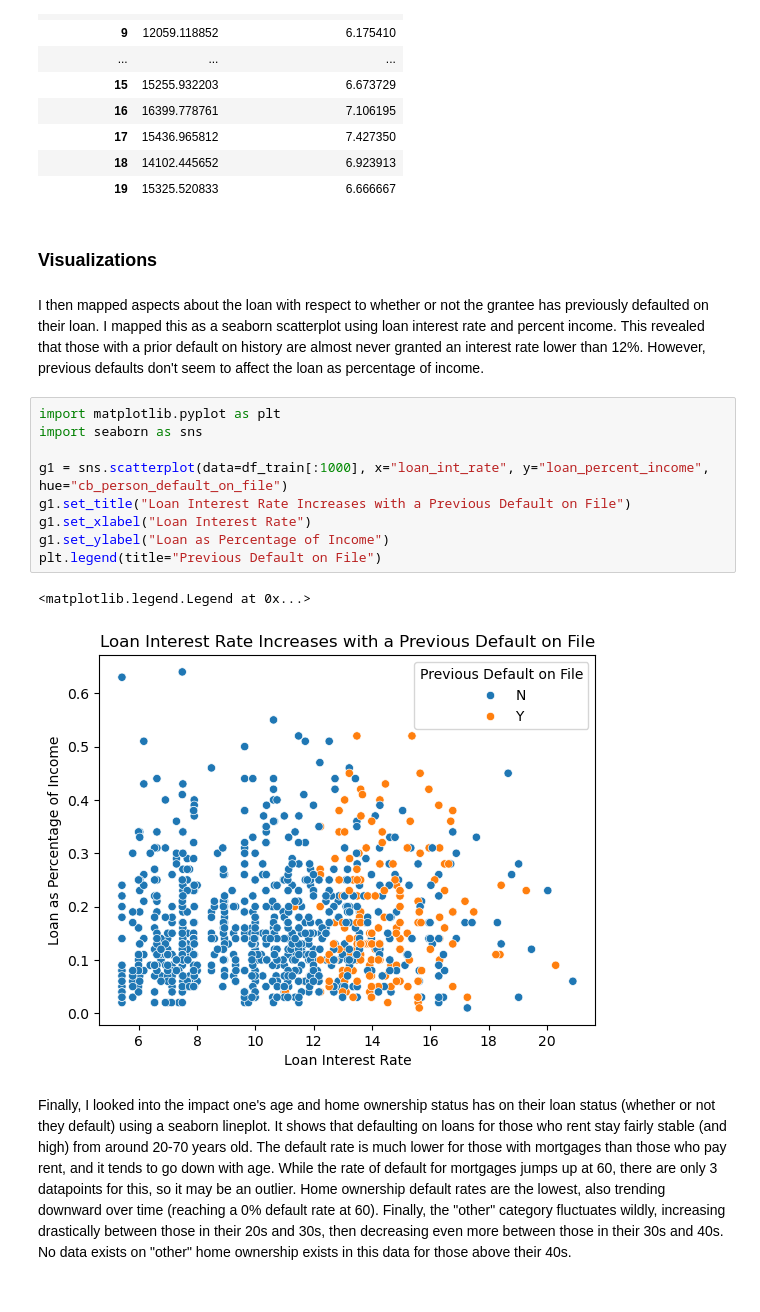
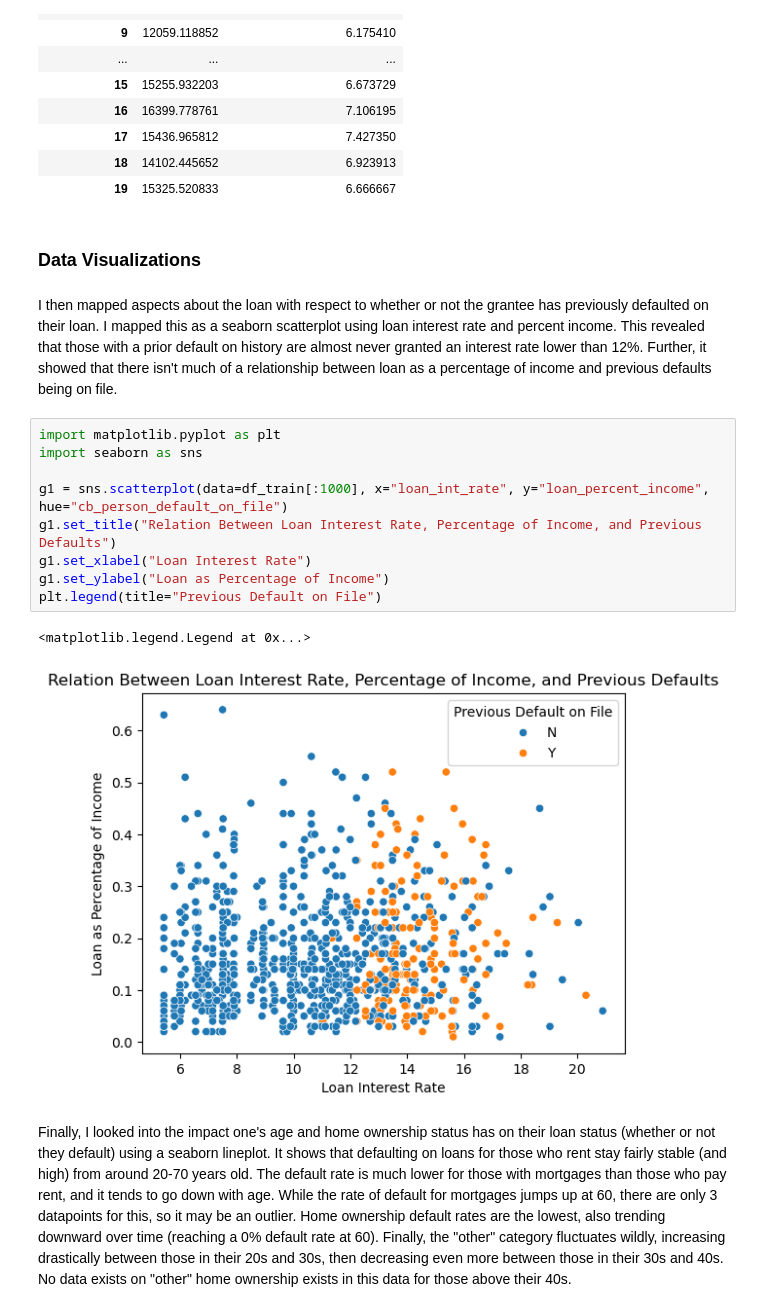
Before and after one commit to jblake05/ml-0451, a Jupyter notebook: posts/optimal-decision-making/optimal.ipynb, the cells around one changed output. Cells and saved outputs as stored; diff of their text form.

```diff
--- a/posts/optimal-decision-making/optimal.ipynb
+++ b/posts/optimal-decision-making/optimal.ipynb
@@ -62,21 +60,21 @@ df_train.groupby(["income_group"])[["loan_amnt", "cb_person_cred_hist_length"]].
 | 18 | 14102.445652 | 6.923913 |
 | 19 | 15325.520833 | 6.666667 |
 # %% [markdown]
-### Visualizations
+### Data Visualizations
 # %% [markdown]
-I then mapped aspects about the loan with respect to whether or not the grantee has previously defaulted on their loan. I mapped this as a seaborn scatterplot using loan interest rate and percent income. This revealed that those with a prior default on history are almost never granted an interest rate lower than 12%. However, previous defaults don't seem to affect the loan as percentage of income.
+I then mapped aspects about the loan with respect to whether or not the grantee has previously defaulted on their loan. I mapped this as a seaborn scatterplot using loan interest rate and percent income. This revealed that those with a prior default on history are almost never granted an interest rate lower than 12%. Further, it showed that there isn't much of a relationship between loan as a percentage of income and previous defaults being on file.
 # %%
 import matplotlib.pyplot as plt
 import seaborn as sns
 
 g1 = sns.scatterplot(data=df_train[:1000], x="loan_int_rate", y="loan_percent_income", hue="cb_person_default_on_file")
-g1.set_title("Loan Interest Rate Increases with a Previous Default on File")
+g1.set_title("Relation Between Loan Interest Rate, Percentage of Income, and Previous Defaults")
 g1.set_xlabel("Loan Interest Rate")
 g1.set_ylabel("Loan as Percentage of Income")
 plt.legend(title="Previous Default on File")
 # %% [output]
 <matplotlib.legend.Legend at 0x...>
-[figure, old version]
+[figure, new version]
 # %% [markdown]
 Finally, I looked into the impact one's age and home ownership status has on their loan status (whether or not they default) using a seaborn lineplot. It shows that defaulting on loans for those who rent stay fairly stable (and high) from around 20-70 years old. The default rate is much lower for those with mortgages than those who pay rent, and it tends to go down with age. While the rate of default for mortgages jumps up at 60, there are only 3 datapoints for this, so it may be an outlier. Home ownership default rates are the lowest, also trending downward over time (reaching a 0% default rate at 60). Finally, the "other" category fluctuates wildly, increasing drastically between those in their 20s and 30s, then decreasing even more between those in their 30s and 40s. No data exists on "other" home ownership exists in this data for those above their 40s.
 # %%
```
Also changed, not shown: parts of 21 cells of this notebook, 18 other files.
